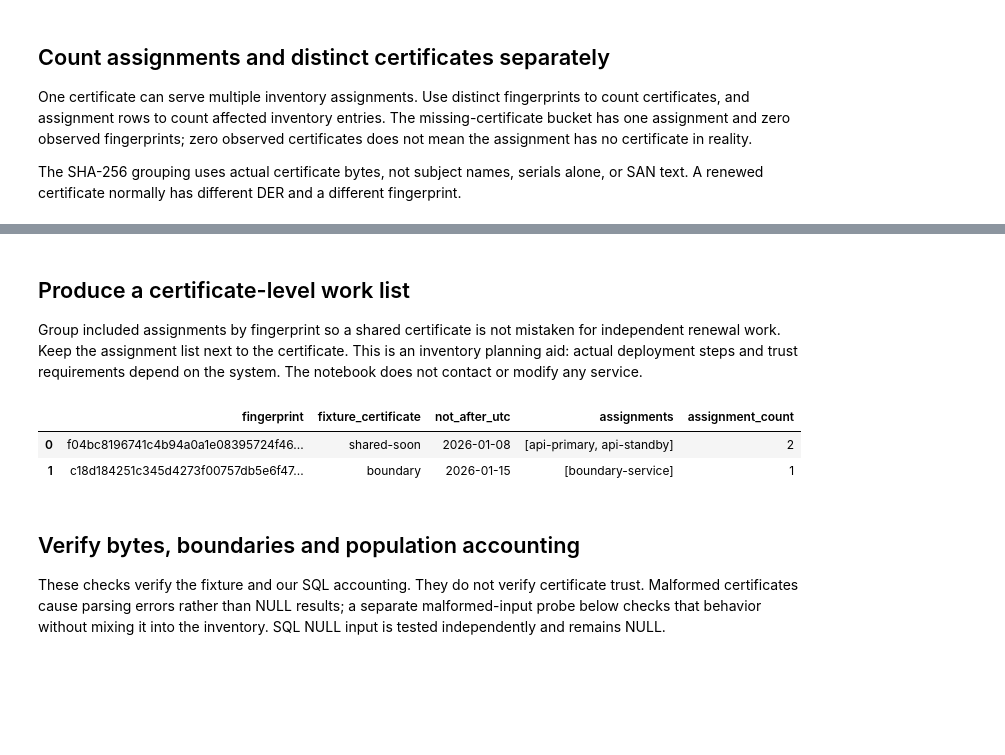
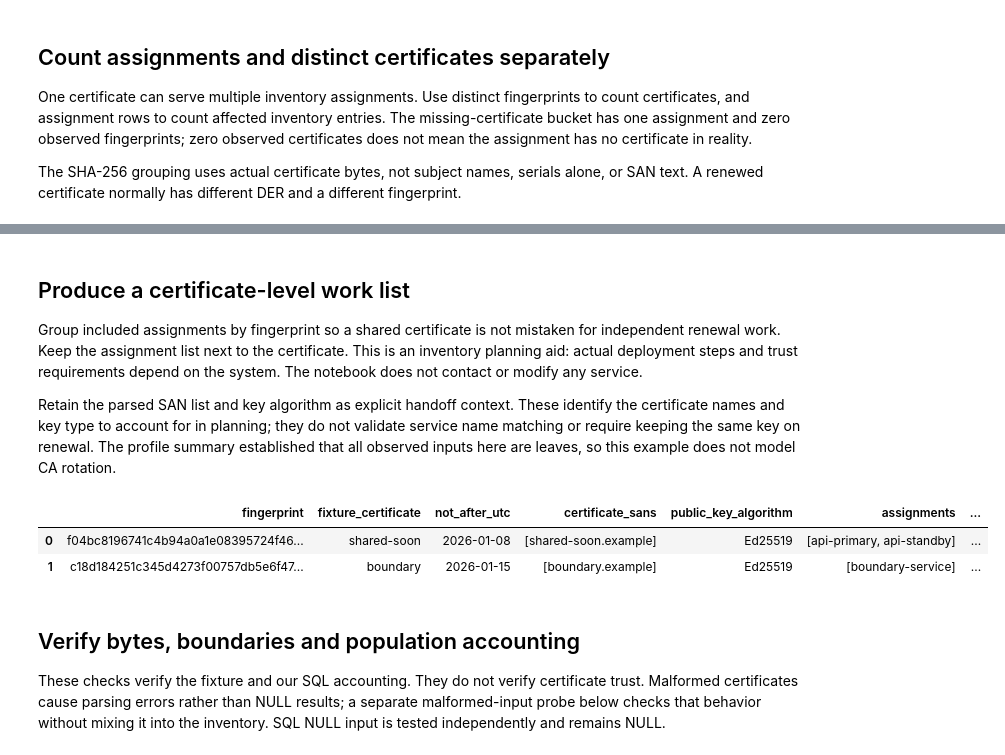
Before and after one commit to Query-farm/vgi-x509, a Jupyter notebook: notebooks/01_plan_certificate_work.ipynb, the cells around one changed output, grey strips where cells are left out. Drawn from its saved outputs; the diff is of its cells as text; code cells hidden in the pictures; blank space fills up the shorter version.

Commit message:
Explain offline certificate planning with verified surface coverage [skip ci]

```diff
--- a/notebooks/01_plan_certificate_work.ipynb
+++ b/notebooks/01_plan_certificate_work.ipynb
@@ -281,7 +314,11 @@ GROUP BY state,sort_order ORDER BY sort_order;
 y = np.arange(len(counts))
 fig, ax = plt.subplots(figsize=(12, 8))
 first = ax.barh(
-    y - 0.18, counts.assignments, height=0.33, color="#267358", label="Inventory assignments"
+    y - 0.18,
+    counts.assignments,
+    height=0.33,
+    color="#267358",
+    label="Inventory assignments",
 )
 second = ax.barh(
     y + 0.18,
@@ -292,19 +329,19 @@ second = ax.barh(
 )
 ax.bar_label(first, padding=5, fontsize=11)
 ax.bar_label(second, padding=5, fontsize=11)
-ax.set_yticks(y, counts.state)
+ax.set_yticks(y, ["Expired", "In window", "Beyond window", "Not yet valid", "Missing"])
 ax.invert_yaxis()
 ax.set_xlim(0, max(1, int(counts.assignments.max())) * 1.25)
 ax.xaxis.set_major_locator(MaxNLocator(integer=True))
 ax.set_xlabel("Count · Units identified by each series")
 ax.grid(axis="y", visible=False)
-fig.legend(loc="lower center", bbox_to_anchor=(0.5, 0.07), ncol=2, frameon=False)
+fig.legend(loc="lower center", bbox_to_anchor=(0.5, 0.14), ncol=2, frameon=False)
 finish(
     fig,
     "One certificate can affect several assignments",
     f"Planning horizon: {HORIZON_DAYS} days · Full inventory denominator",
-    "02_assignments_and_certificates.png",
-    bottom=0.20,
+    SOURCE,
+    name=f"assignment-counts-horizon-{HORIZON_DAYS}",
 )
 due = counts.loc[counts.state == "Expires within planning window"].iloc[0]
 prose(
@@ -329,17 +366,20 @@ Group included assignments by fingerprint so a shared certificate is not mistake
 for independent renewal work. Keep the assignment list next to the certificate.
 This is an inventory planning aid: actual deployment steps and trust requirements
 depend on the system. The notebook does not contact or modify any service.
+
+Retain the parsed SAN list and key algorithm as explicit handoff context. These identify the certificate names and key type to account for in planning; they do not validate service name matching or require keeping the same key on renewal. The profile summary established that all observed inputs here are leaves, so this example does not model CA rotation.
 # %%
 %%sql
 SELECT fingerprint,first(certificate_id) AS fixture_certificate,
- first(not_after_utc) AS not_after_utc,list(assignment_id ORDER BY assignment_id) AS assignments,
+ first(not_after_utc) AS not_after_utc,first(sans) AS certificate_sans,
+ first(key_algorithm) AS public_key_algorithm,list(assignment_id ORDER BY assignment_id) AS assignments,
  count(*) AS assignment_count
 FROM inventory WHERE inventory_state='Expires within planning window'
 GROUP BY fingerprint ORDER BY not_after_utc,fingerprint;
 # %% [output]
-|  | fingerprint | fixture_certificate | not_after_utc | assignments | assignment_count |
-| 0 | f04bc8196741c4b94a0a1e08395724f46... | shared-soon | 2026-01-08 | [api-primary, api-standby] | 2 |
-| 1 | c18d184251c345d4273f00757db5e6f47... | boundary | 2026-01-15 | [boundary-service] | 1 |
+|  | fingerprint | fixture_certificate | not_after_utc | certificate_sans | public_key_algorithm | assignments | ... |
+| 0 | f04bc8196741c4b94a0a1e08395724f46... | shared-soon | 2026-01-08 | [shared-soon.example] | Ed25519 | [api-primary, api-standby] | ... |
+| 1 | c18d184251c345d4273f00757db5e6f47... | boundary | 2026-01-15 | [boundary.example] | Ed25519 | [boundary-service] | ... |
 # %% [markdown]
 ## Verify bytes, boundaries and population accounting
 
```
Also changed, not shown: parts of 12 cells of this notebook, 12 other files.
